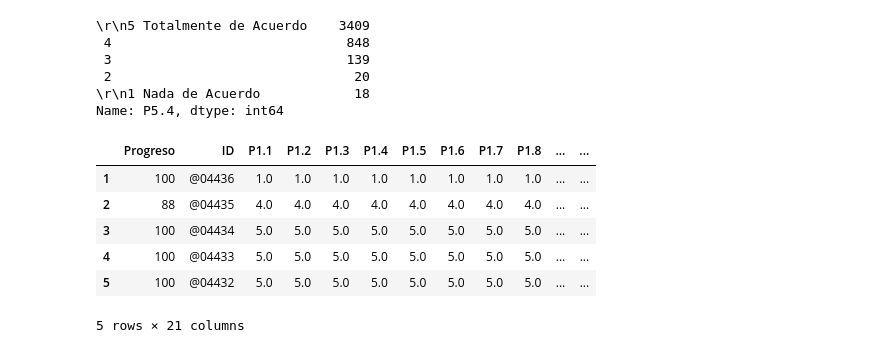
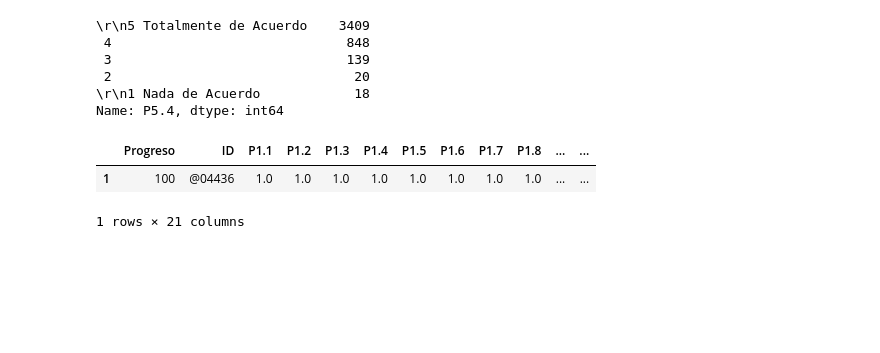
Before and after one commit to PameRuiz25/ActividadFormativaM2-Equipo2, a Jupyter notebook: proyecto1.ipynb, the cells around one changed output. Cells and saved outputs as stored; diff of their text form; code cells hidden in the pictures; blank space fills up the shorter version.

```diff
--- a/proyecto1.ipynb
+++ b/proyecto1.ipynb
@@ -131,25 +131,19 @@ Name: P5.4, dtype: int64
 # %%
 df["P1.3"].value_counts()
 
 # Reemplazar valores de 5 y 1 en todas las columnas
 for i in df:
     df[i] =df[i].replace({
     "\r\n5 Totalmente de Acuerdo": 5,
     "\r\n5 Muy Satisfecho": 5,
     " 4": 4,
     " 3": 3,
     " 2": 2,
     "\r\n1 Nada Satisfecho": 1,
     "\r\n1 Nada de Acuerdo": 1
     })
-
-df["P1.3"].value_counts()
-df.head()
+df.head(1)
 # %% [output]
 |  | Progreso | ID | P1.1 | P1.2 | P1.3 | P1.4 | P1.5 | P1.6 | P1.7 | P1.8 | ... | ... |
 | 1 | 100 | @04436 | 1.0 | 1.0 | 1.0 | 1.0 | 1.0 | 1.0 | 1.0 | 1.0 | ... | ... |
-| 2 | 88 | @04435 | 4.0 | 4.0 | 4.0 | 4.0 | 4.0 | 4.0 | 4.0 | 4.0 | ... | ... |
-| 3 | 100 | @04434 | 5.0 | 5.0 | 5.0 | 5.0 | 5.0 | 5.0 | 5.0 | 5.0 | ... | ... |
-| 4 | 100 | @04433 | 5.0 | 5.0 | 5.0 | 5.0 | 5.0 | 5.0 | 5.0 | 5.0 | ... | ... |
-| 5 | 100 | @04432 | 5.0 | 5.0 | 5.0 | 5.0 | 5.0 | 5.0 | 5.0 | 5.0 | ... | ... |
-5 rows × 21 columns
+1 rows × 21 columns
```
Also changed, not shown: parts of 3 cells of this notebook.
